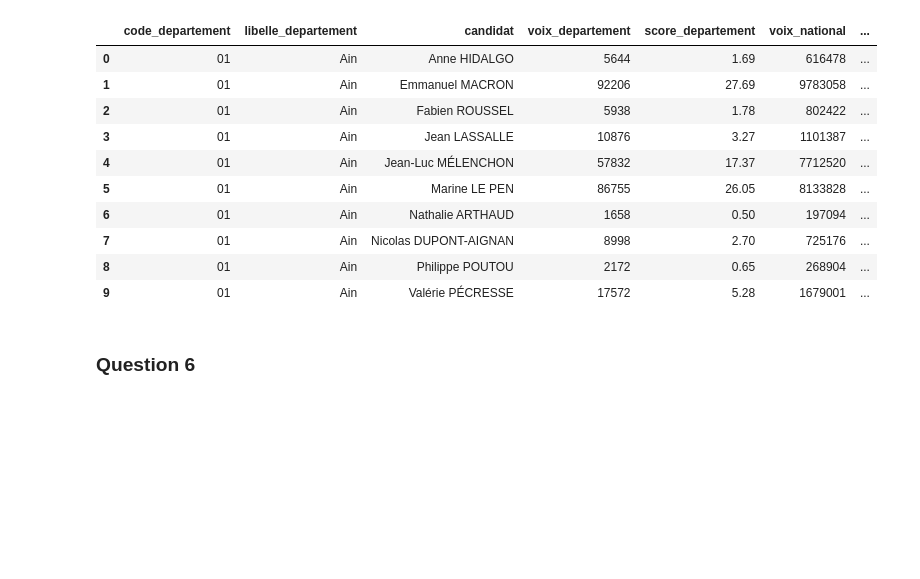
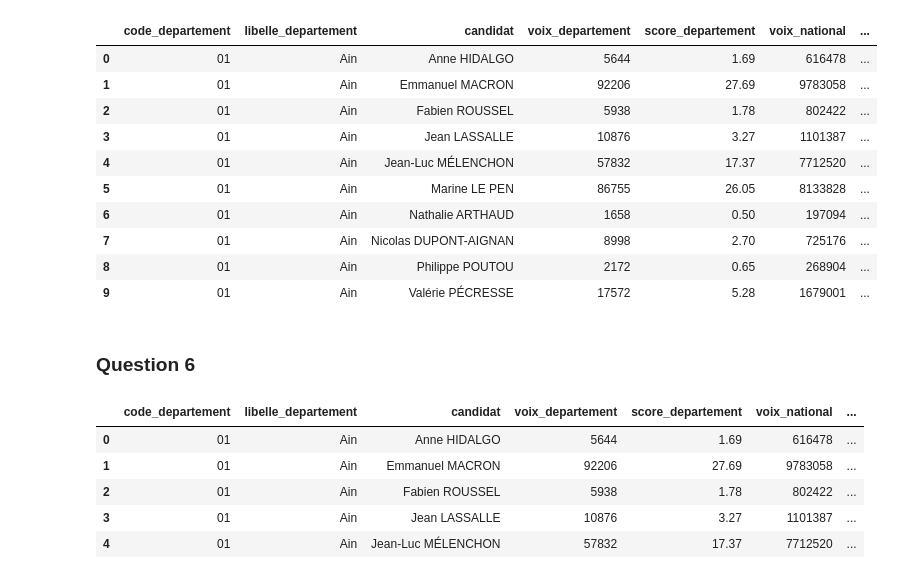
Before and after one commit to Maelysdhalluin/DM_python_pour_datasciences, a Jupyter notebook: main.ipynb, the cells around one changed output. Cells and saved outputs as stored; diff of their text form; code cells hidden in the pictures; blank space fills up the shorter version.

```diff
--- a/main.ipynb
+++ b/main.ipynb
@@ -196,3 +196,16 @@ question5.head(10)
 | 9 | 01 | Ain | Valérie PÉCRESSE | 17572 | 5.28 | 1679001 | ... |
 # %% [markdown]
 ### Question 6
+# %%
+question5['surrepresentation'] = (
+    (question5['score_departement'] - question5['score_national']) / question5['score_national'] * 100
+).round(2)
+
+question5.head()
+# %% [output]
+|  | code_departement | libelle_departement | candidat | voix_departement | score_departement | voix_national | ... |
+| 0 | 01 | Ain | Anne HIDALGO | 5644 | 1.69 | 616478 | ... |
+| 1 | 01 | Ain | Emmanuel MACRON | 92206 | 27.69 | 9783058 | ... |
+| 2 | 01 | Ain | Fabien ROUSSEL | 5938 | 1.78 | 802422 | ... |
+| 3 | 01 | Ain | Jean LASSALLE | 10876 | 3.27 | 1101387 | ... |
+| 4 | 01 | Ain | Jean-Luc MÉLENCHON | 57832 | 17.37 | 7712520 | ... |
```
Also changed, not shown: parts of 5 cells of this notebook.
